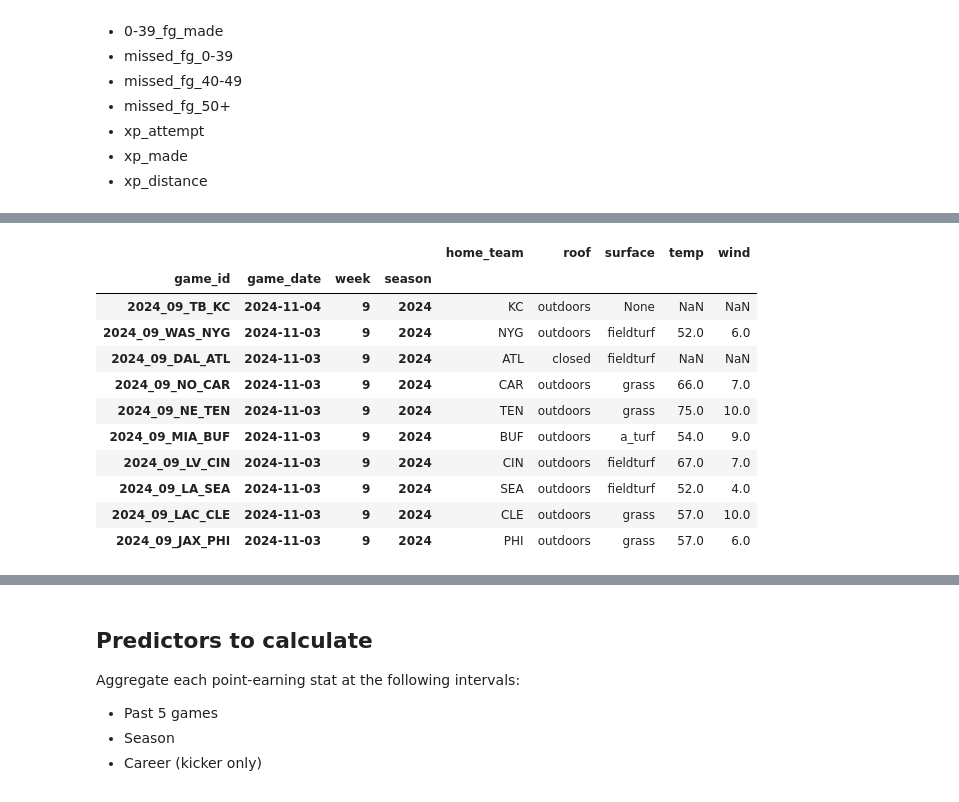
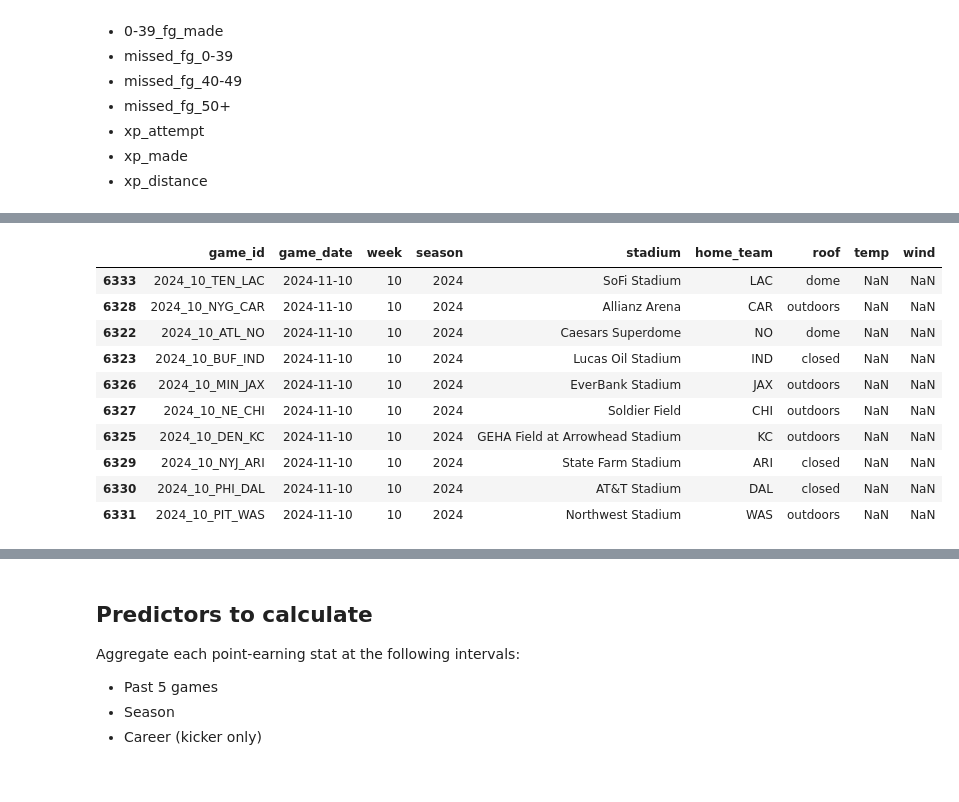
Before and after one commit to cse-6242-t134/nfl-fantasy-prediction-model, a Jupyter notebook: kicker_modeling_v2.ipynb, the cells around one changed output, grey strips where cells are left out. Cells and saved outputs as stored; diff of their text form; code cells hidden in the pictures.

```diff
--- a/kicker_modeling_v2.ipynb
+++ b/kicker_modeling_v2.ipynb
@@ -64,0 +61,34 @@ See the caveats in the documentation: https://pandas.pydata.org/pandas-docs/stab
+# %%
+# Filter rows where 'kicker_player_name' is not null and the play type is relevant
+df_kicker_pbp = df_pbp.loc[
+    df_pbp['kicker_player_name'].notnull() &
+    df_pbp['play_type'].isin(['field_goal', 'extra_point', 'kickoff'])
+].copy()
+
+# Ensure 'posteam' and 'defteam' columns exist
+if 'posteam' in df_kicker_pbp.columns and 'defteam' in df_kicker_pbp.columns:
+    # Create a mask for kickoff plays
+    kickoff_mask = df_kicker_pbp['play_type'] == 'kickoff'
+
+    # Log the number of kickoff plays being processed
+    print(f"Swapping 'posteam' and 'defteam' for {kickoff_mask.sum()} kickoff plays...")
+
+    # Swap values using the mask
+    df_kicker_pbp.loc[kickoff_mask, ['posteam', 'defteam']] = (
+        df_kicker_pbp.loc[kickoff_mask, ['defteam', 'posteam']].values
+    )
+
+    print("Swap complete.")
+else:
+    print("Error: Required columns 'posteam' and 'defteam' are missing from the DataFrame.")
+
+# Convert 'game_date' column to datetime format, with error handling
+try:
+    df_kicker_pbp['game_date'] = pd.to_datetime(df_kicker_pbp['game_date'], errors='coerce')
+    if df_kicker_pbp['game_date'].isnull().any():
+        print("Warning: Some 'game_date' entries could not be converted and have been set to NaT.")
+except Exception as e:
+    print(f"An error occurred while converting 'game_date' to datetime: {e}")
+
+# Final log for confirmation
+print("Data processing for 'df_kicker_pbp' completed.")
@@ -174,27 +214,23 @@ Calculated:
 # %%
-df_kicker_game_level_stadium = df_kicker_pbp.groupby(['game_id', 'game_date', 'week', 'season']).agg({
+df_kicker_game_level_stadium = df_kicker_pbp.groupby(['game_id', 'game_date', 'week', 'season', 'stadium'], as_index=False).agg({
     # Game level
     'home_team': 'first',
-    # 'stadium': 'first',
-    # 'weather': 'first',
     'roof': 'first',
-    'surface': 'first',
     'temp': 'first',
     'wind': 'first',
-})
+}).sort_values(by=['game_date'], ascending=False)
 # %%
-df_kicker_game_level_stadium.sort_values(by=['game_date'], ascending=False).head(10)
+df_kicker_game_level_stadium.head(10)
 # %% [output]
-|  |  |  |  | home_team | roof | surface | temp | wind |
-| game_id | game_date | week | season |  |  |  |  |  |
-| 2024_09_TB_KC | 2024-11-04 | 9 | 2024 | KC | outdoors | None | NaN | NaN |
-| 2024_09_WAS_NYG | 2024-11-03 | 9 | 2024 | NYG | outdoors | fieldturf | 52.0 | 6.0 |
-| 2024_09_DAL_ATL | 2024-11-03 | 9 | 2024 | ATL | closed | fieldturf | NaN | NaN |
-| 2024_09_NO_CAR | 2024-11-03 | 9 | 2024 | CAR | outdoors | grass | 66.0 | 7.0 |
-| 2024_09_NE_TEN | 2024-11-03 | 9 | 2024 | TEN | outdoors | grass | 75.0 | 10.0 |
-| 2024_09_MIA_BUF | 2024-11-03 | 9 | 2024 | BUF | outdoors | a_turf | 54.0 | 9.0 |
-| 2024_09_LV_CIN | 2024-11-03 | 9 | 2024 | CIN | outdoors | fieldturf | 67.0 | 7.0 |
-| 2024_09_LA_SEA | 2024-11-03 | 9 | 2024 | SEA | outdoors | fieldturf | 52.0 | 4.0 |
-| 2024_09_LAC_CLE | 2024-11-03 | 9 | 2024 | CLE | outdoors | grass | 57.0 | 10.0 |
-| 2024_09_JAX_PHI | 2024-11-03 | 9 | 2024 | PHI | outdoors | grass | 57.0 | 6.0 |
+|  | game_id | game_date | week | season | stadium | home_team | roof | temp | wind |
+| 6333 | 2024_10_TEN_LAC | 2024-11-10 | 10 | 2024 | SoFi Stadium | LAC | dome | NaN | NaN |
+| 6328 | 2024_10_NYG_CAR | 2024-11-10 | 10 | 2024 | Allianz Arena | CAR | outdoors | NaN | NaN |
+| 6322 | 2024_10_ATL_NO | 2024-11-10 | 10 | 2024 | Caesars Superdome | NO | dome | NaN | NaN |
+| 6323 | 2024_10_BUF_IND | 2024-11-10 | 10 | 2024 | Lucas Oil Stadium | IND | closed | NaN | NaN |
+| 6326 | 2024_10_MIN_JAX | 2024-11-10 | 10 | 2024 | EverBank Stadium | JAX | outdoors | NaN | NaN |
+| 6327 | 2024_10_NE_CHI | 2024-11-10 | 10 | 2024 | Soldier Field | CHI | outdoors | NaN | NaN |
+| 6325 | 2024_10_DEN_KC | 2024-11-10 | 10 | 2024 | GEHA Field at Arrowhead Stadium | KC | outdoors | NaN | NaN |
+| 6329 | 2024_10_NYJ_ARI | 2024-11-10 | 10 | 2024 | State Farm Stadium | ARI | closed | NaN | NaN |
+| 6330 | 2024_10_PHI_DAL | 2024-11-10 | 10 | 2024 | AT&T Stadium | DAL | closed | NaN | NaN |
+| 6331 | 2024_10_PIT_WAS | 2024-11-10 | 10 | 2024 | Northwest Stadium | WAS | outdoors | NaN | NaN |
 # %%
```
Also changed, not shown: parts of 35 cells of this notebook, 1 other file.
